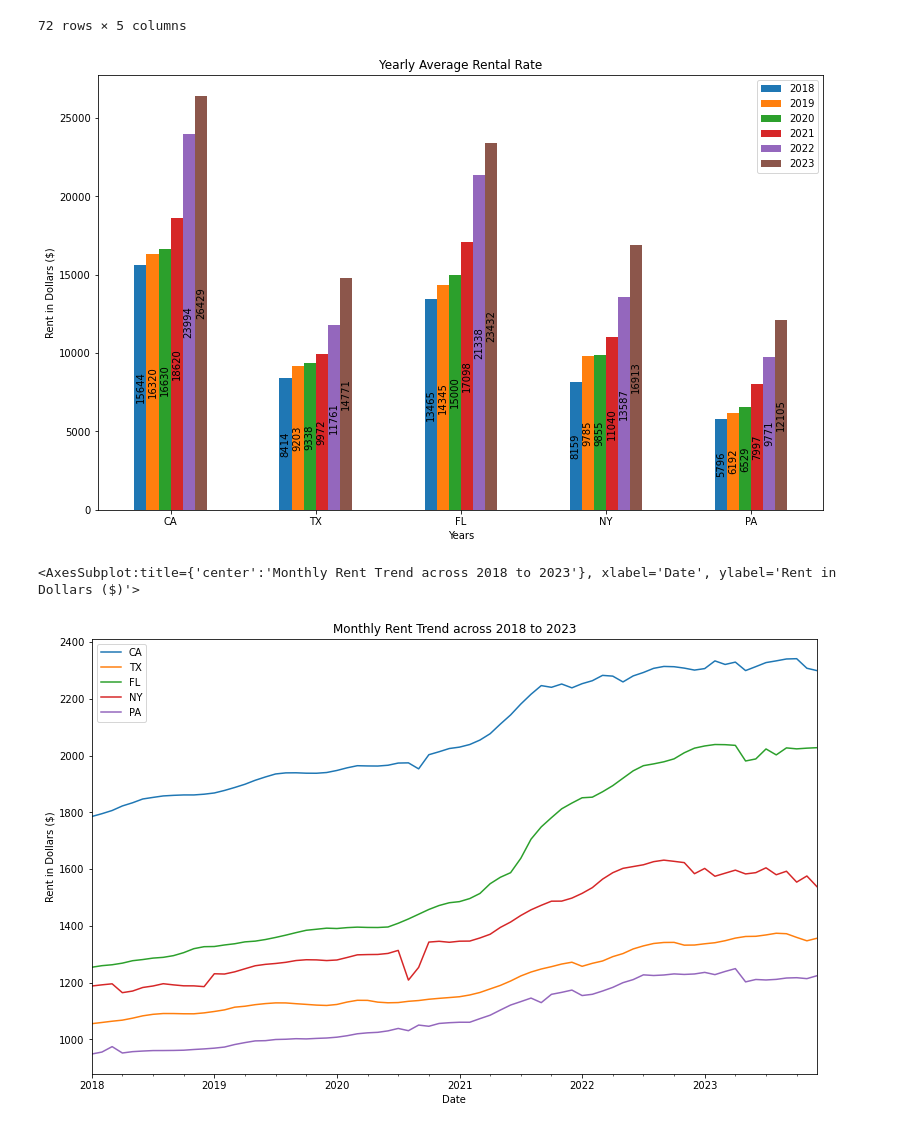
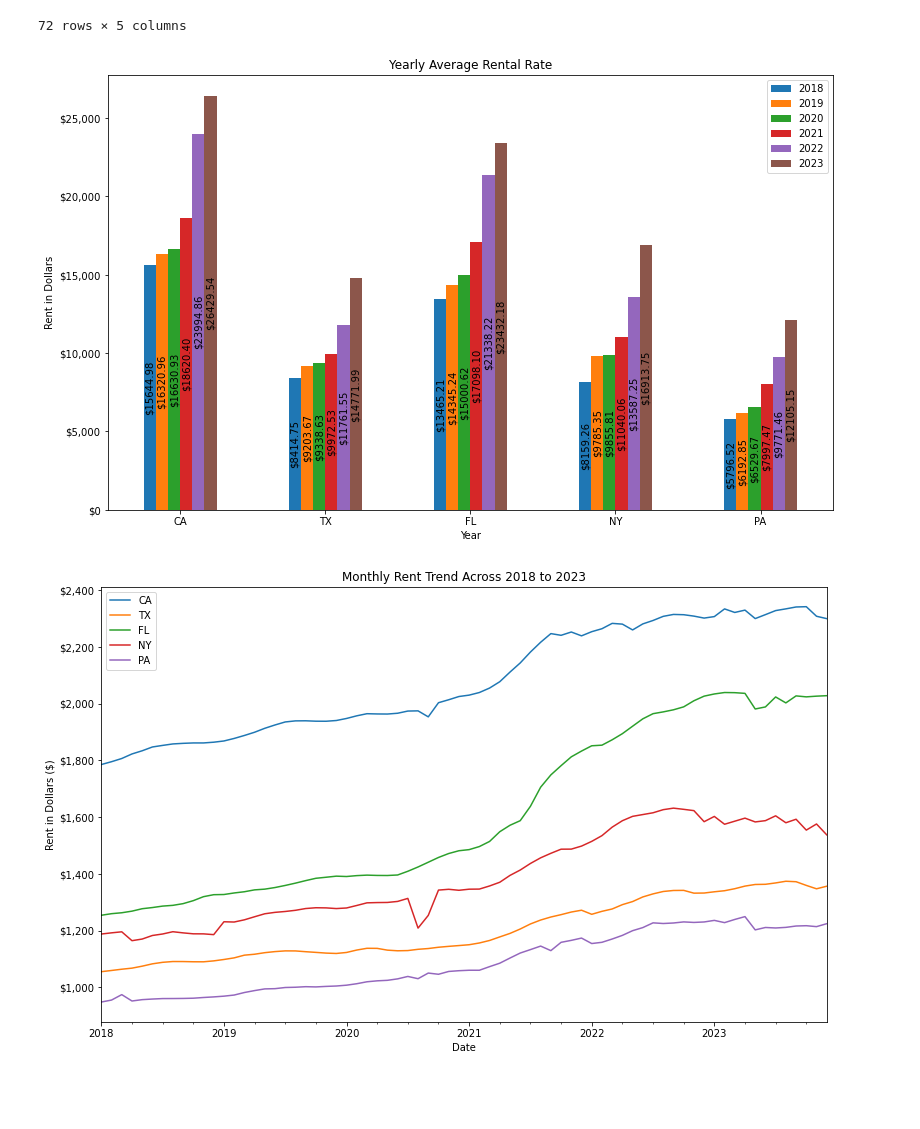
Before and after one commit to JAMayo13240/Data-Analysis-Project-3, a Jupyter notebook: Julius copy.ipynb, the cells around one changed output. Cells and saved outputs as stored; diff of their text form; code cells hidden in the pictures; blank space fills up the shorter version.

Commit message:
added visuals and database

```diff
--- a/Julius copy.ipynb
+++ b/Julius copy.ipynb
@@ -296,16 +297,27 @@ monthly_df
 # %%
 to_graph = yearly_state_avgs.T
 year_graph = to_graph.plot.bar(figsize = (13,8), rot=0, title='Yearly Average Rental Rate',
-                           ylabel='Rent in Dollars ($)', xlabel='Years')
+                           ylabel='Rent in Dollars', xlabel='Year')
 
 # year_graph.bar_label(year_graph.containers[0], fmt='%d', label_type='edge', fontsize=10)
+
+def label_formatter(x, pos):
+    return "${:,.0f}".format(x)
+
+# Apply the formatter to the y-axis ticks
+year_graph.yaxis.set_major_formatter(FuncFormatter(label_formatter))
+
 for container in year_graph.containers:
-    year_graph.bar_label(container, fmt='%d', label_type='center', fontsize=10, color='black',
+    year_graph.bar_label(container, fmt='$%.2f', label_type='center', fontsize=10, color='black',
                           rotation=90)
+
+plt.savefig('Yearly_Average_Rentals')
 # %% [output]
-[figure, old version]
+[figure, new version]
 # %%
-monthly_df.plot.line(figsize = (13,8), title='Monthly Rent Trend across 2018 to 2023', ylabel='Rent in Dollars ($)')
+monthly_graph = monthly_df.plot.line(figsize = (13,8), title='Monthly Rent Trend Across 2018 to 2023', ylabel='Rent in Dollars ($)')
+
+monthly_graph.yaxis.set_major_formatter(FuncFormatter(label_formatter))
+plt.savefig('Monthly_Rental_Trend')
 # %% [output]
-<AxesSubplot:title={'center':'Monthly Rent Trend across 2018 to 2023'}, xlabel='Date', ylabel='Rent in Dollars ($)'>
-[figure, old version]
+[figure, new version]
```
Also changed, not shown: parts of 4 cells of this notebook, 3 other files.
